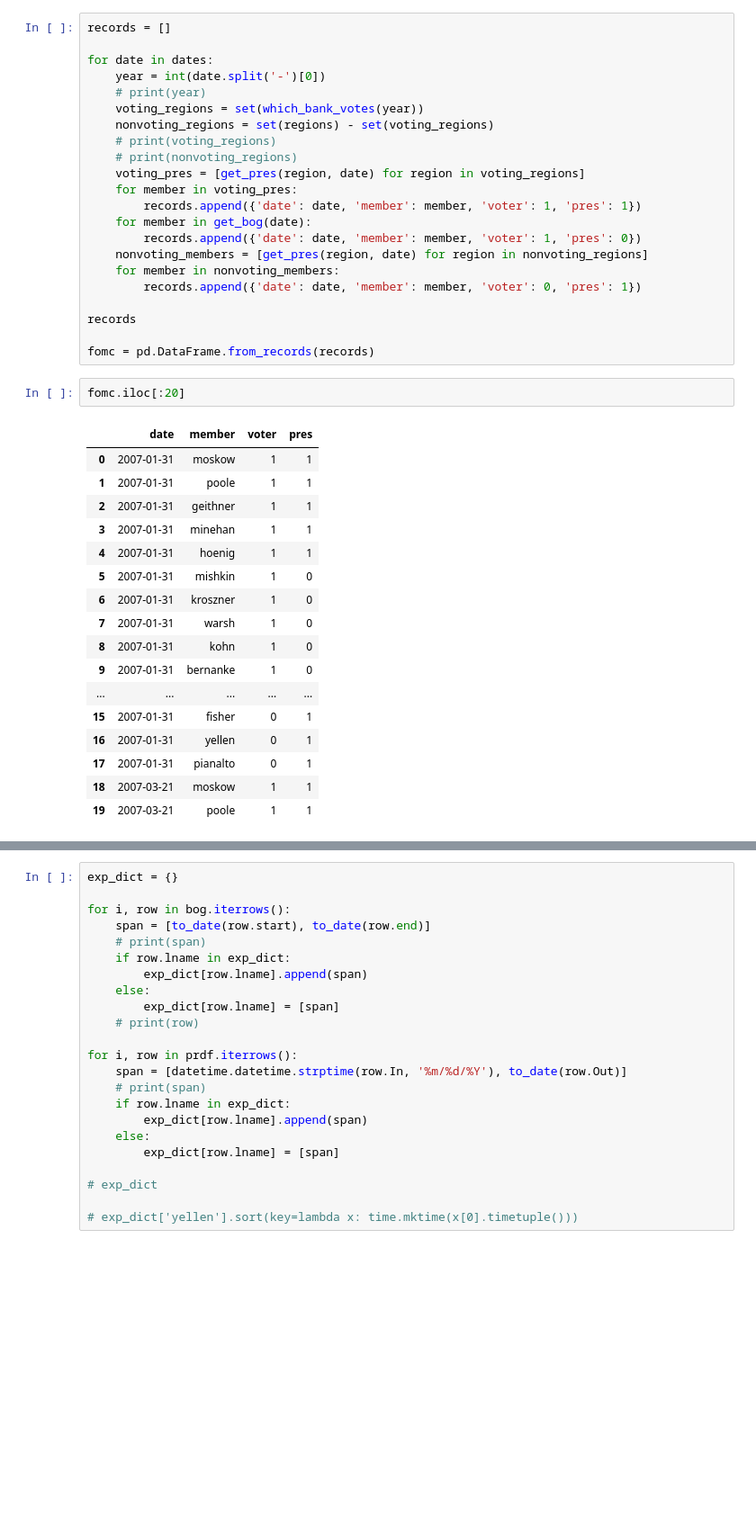
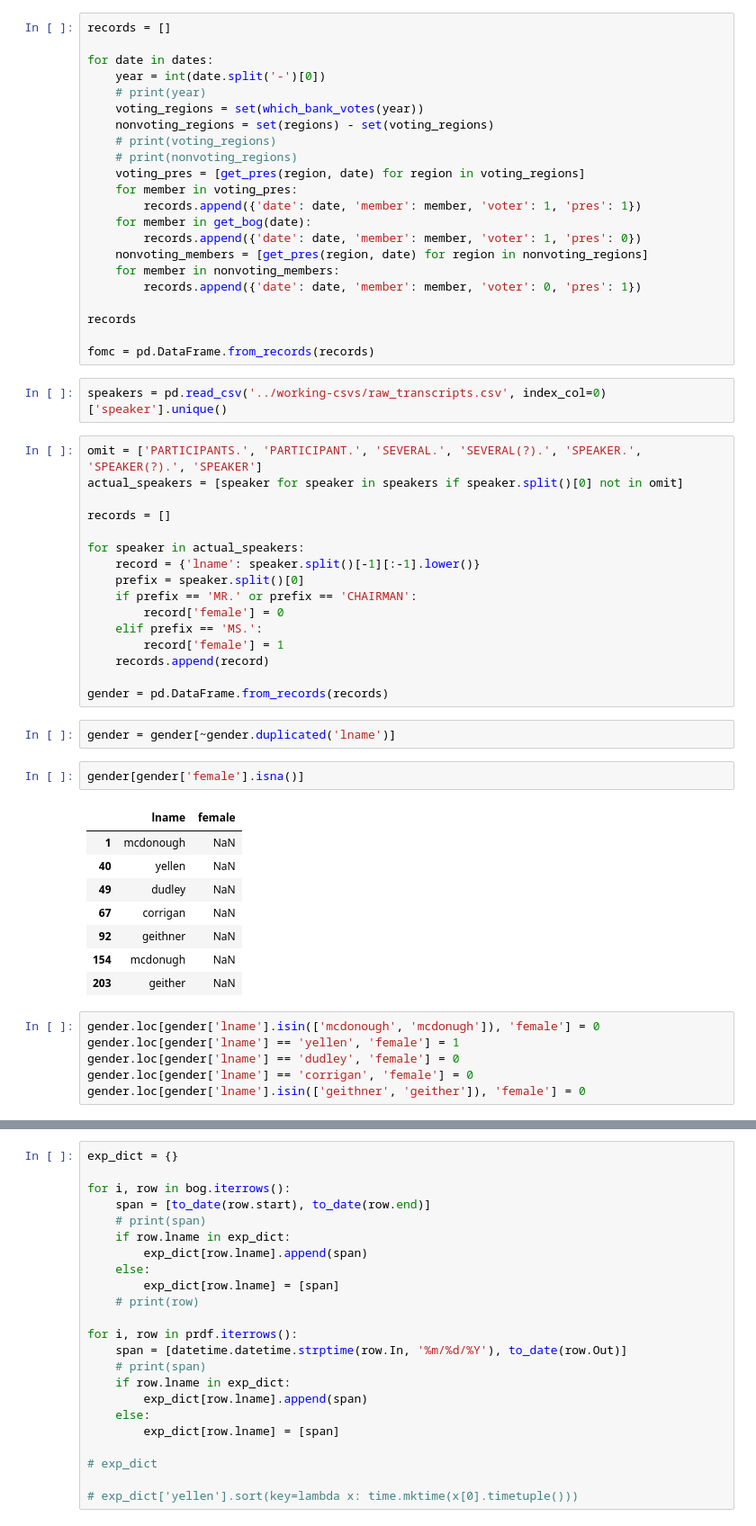
Before and after one commit to bendurham441/fed-nlp, a Jupyter notebook: fomc-membership/fomc_member_process.ipynb, the cells around one changed output, grey strips where cells are left out. Shown at 90% size. Saved outputs shown, nothing was run; the diff lists cells and outputs as text; blank space fills up the shorter version.

```diff
--- a/fomc-membership/fomc_member_process.ipynb
+++ b/fomc-membership/fomc_member_process.ipynb
@@ -165,23 +165,40 @@ for date in dates:
 records
 
 fomc = pd.DataFrame.from_records(records)
-# %%
-fomc.iloc[:20]
-# %% [output]
-|  | date | member | voter | pres |
-| 0 | 2007-01-31 | moskow | 1 | 1 |
-| 1 | 2007-01-31 | poole | 1 | 1 |
-| 2 | 2007-01-31 | geithner | 1 | 1 |
-| 3 | 2007-01-31 | minehan | 1 | 1 |
-| 4 | 2007-01-31 | hoenig | 1 | 1 |
-| 5 | 2007-01-31 | mishkin | 1 | 0 |
-| 6 | 2007-01-31 | kroszner | 1 | 0 |
-| 7 | 2007-01-31 | warsh | 1 | 0 |
-| 8 | 2007-01-31 | kohn | 1 | 0 |
-| 9 | 2007-01-31 | bernanke | 1 | 0 |
-| ... | ... | ... | ... | ... |
-| 15 | 2007-01-31 | fisher | 0 | 1 |
-| 16 | 2007-01-31 | yellen | 0 | 1 |
-| 17 | 2007-01-31 | pianalto | 0 | 1 |
-| 18 | 2007-03-21 | moskow | 1 | 1 |
-| 19 | 2007-03-21 | poole | 1 | 1 |
+# %%
+speakers = pd.read_csv('../working-csvs/raw_transcripts.csv', index_col=0)['speaker'].unique()
+# %%
+omit = ['PARTICIPANTS.', 'PARTICIPANT.', 'SEVERAL.', 'SEVERAL(?).', 'SPEAKER.', 'SPEAKER(?).', 'SPEAKER']
+actual_speakers = [speaker for speaker in speakers if speaker.split()[0] not in omit]
+
+records = []
+
+for speaker in actual_speakers:
+    record = {'lname': speaker.split()[-1][:-1].lower()}
+    prefix = speaker.split()[0]
+    if prefix == 'MR.' or prefix == 'CHAIRMAN':
+        record['female'] = 0
+    elif prefix == 'MS.':
+        record['female'] = 1
+    records.append(record)
+
+gender = pd.DataFrame.from_records(records)
+# %%
+gender = gender[~gender.duplicated('lname')]
+# %%
+gender[gender['female'].isna()]
+# %% [output]
+|  | lname | female |
+| 1 | mcdonough | NaN |
+| 40 | yellen | NaN |
+| 49 | dudley | NaN |
+| 67 | corrigan | NaN |
+| 92 | geithner | NaN |
+| 154 | mcdonugh | NaN |
+| 203 | geither | NaN |
+# %%
+gender.loc[gender['lname'].isin(['mcdonough', 'mcdonugh']), 'female'] = 0
+gender.loc[gender['lname'] == 'yellen', 'female'] = 1
+gender.loc[gender['lname'] == 'dudley', 'female'] = 0
+gender.loc[gender['lname'] == 'corrigan', 'female'] = 0
+gender.loc[gender['lname'].isin(['geithner', 'geither']), 'female'] = 0
```
Also changed, not shown: parts of 6 cells of this notebook.
